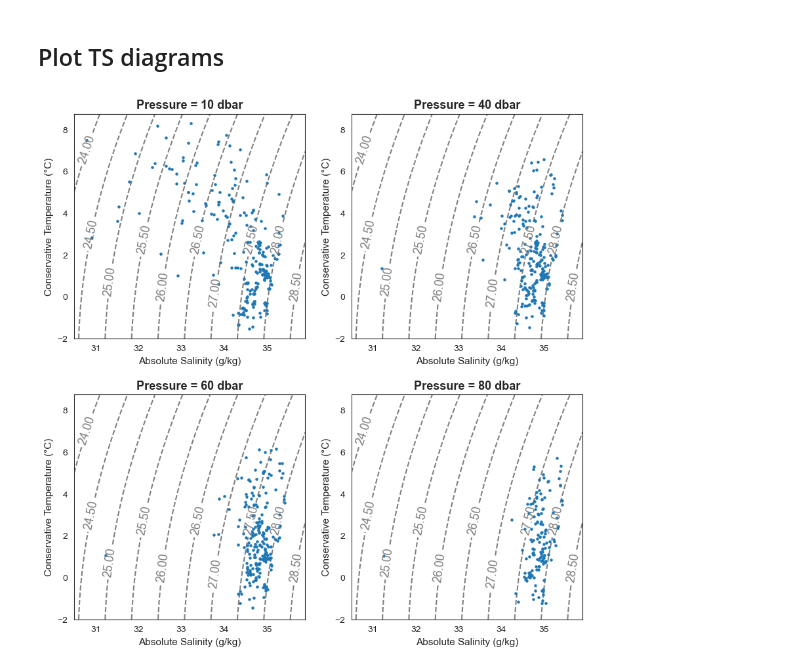
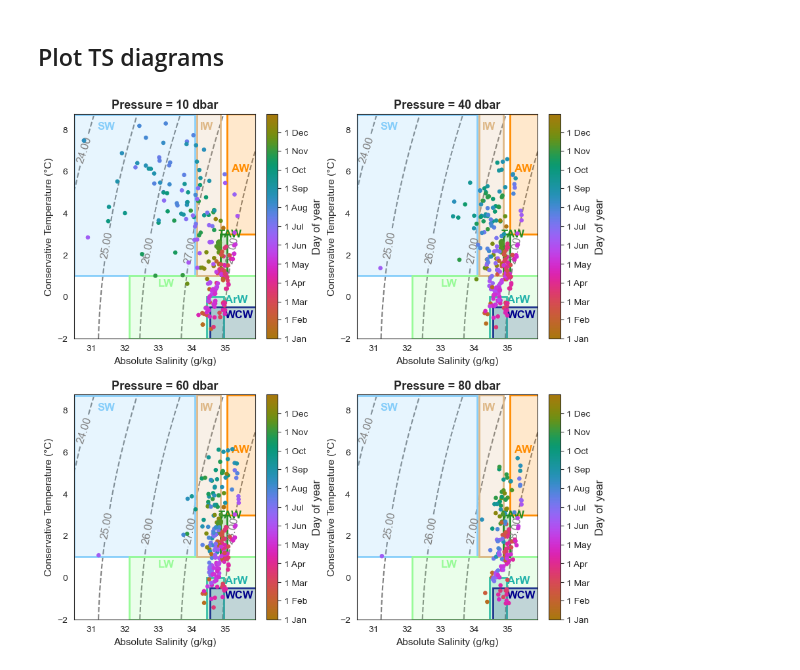
Before and after one commit to alpsjur/AGF-Adventfjorden, a Jupyter notebook: code/notebooks/timeseries_CTD_plotting.ipynb, the cells around one changed output. Drawn from its saved outputs; the diff is of its cells as text; code cells hidden in the pictures.

Commit message:
Timeseries TS plots

```diff
--- a/code/notebooks/timeseries_CTD_plotting.ipynb
+++ b/code/notebooks/timeseries_CTD_plotting.ipynb
@@ -93,7 +86,7 @@ Mean longitude: 15.53 E
 import seaborn as sns
 sns.set_style('white')
 # %%
-def TSdiagram(ax,Svals,Tvals,levels): #,month):
+def TSdiagram(ax,Svals,Tvals,levels):
     """
     Make a TS diagram background: sigma0 contours as function of SA and CT
     """
@@ -101,7 +94,7 @@ def TSdiagram(ax,Svals,Tvals,levels): #,month):
     sigma = gsw.sigma0(Sg,Tg)
 
     CS = ax.contour(Sg, Tg, sigma, linestyles='dashed', colors='grey', zorder=1, levels=levels)
-    plt.clabel(CS, fontsize=13, inline=1, fmt='%0.2f')
+    plt.clabel(CS, fontsize=12, inline=1, fmt='%0.2f')
 # %%
 def get_SA_CT(pval):
     """
@@ -109,33 +102,67 @@ def get_SA_CT(pval):
     """
     SA_pval = df.loc[df['Pressure']==pval]['SA']
     CT_pval = df.loc[df['Pressure']==pval]['CT']
-    return SA_pval, CT_pval
+    day_pval = df.loc[df['Pressure']==pval]['Dayofyear']
+    return SA_pval, CT_pval, day_pval
+# %%
+months_dayofyear = np.zeros(12)
+for i in range(12):
+    months_dayofyear[i] = datetime(2020,i+1,1).timetuple().tm_yday
+
+months_names = ['1 Jan','1 Feb','1 Mar','1 Apr','1 May','1 Jun','1 Jul','1 Aug','1 Sep','1 Oct','1 Nov','1 Dec']
+
+Svals = np.arange(30.5,36,0.1)
+Tvals = np.arange(-2,9,0.25)
+levels = np.arange(24,36,1)
 # %%
-Svals = np.arange(30.5,36,0.1)
-Tvals = np.arange(-2,9,0.25)
-levels = np.arange(24,36,0.5)
-
 def plot_TS(ax,pval):
     TSdiagram(ax,Svals,Tvals,levels)
-    ax.scatter(get_SA_CT(pval)[0],get_SA_CT(pval)[1],
-              s=5)
+    S = ax.scatter(get_SA_CT(pval)[0],get_SA_CT(pval)[1],
+                   s=14,cmap='cmo.phase',c=get_SA_CT(pval)[2],zorder=10,vmin=1,vmax=366)
+    cbar = plt.colorbar(S,ax=ax,ticks=months_dayofyear)
+    cbar.ax.set_yticklabels(months_names)
+    cbar.ax.set_ylabel('Day of year',fontsize=12)
     ax.set_title('Pressure = %.f dbar'%pval,fontsize=13,fontweight='bold')
     ax.set_xlabel('Absolute Salinity (g/kg)',fontsize=11)
     ax.set_ylabel('Conservative Temperature ('+'\u00B0'+'C)',fontsize=11)
+    ax.set_xlim(Svals[0],Svals[-1])
+    ax.set_ylim(Tvals[0],Tvals[-1])
+    lw=2
+    alpha=0.2
+    ax.add_patch(Rectangle((35.07, 3),36-35.07,5.75,
+                           fc=colors.to_rgba('darkorange',alpha),edgecolor ='darkorange',linewidth = lw )) # AW
+    ax.add_patch(Rectangle((34.46, -2),34.97-34.46, 2,
+                           fc=colors.to_rgba('lightseagreen',alpha),edgecolor ='lightseagreen',linewidth=lw)) # ArW
+    ax.add_patch(Rectangle((34.56, -2),36-34.56, 1.5,
+                           fc=colors.to_rgba('darkblue',alpha),edgecolor ='darkblue',linewidth = lw )) #WCW
+    ax.add_patch(Rectangle((30.5, 1),34.1-30.5, 7.7,
+                           fc=colors.to_rgba('lightskyblue',alpha),edgecolor ='lightskyblue',linewidth = lw )) #SW
+    ax.add_patch(Rectangle((32.15, -2),36-32.15, 3,
+                           fc=colors.to_rgba('palegreen',alpha),edgecolor ='palegreen',linewidth = lw )) #LW
+    ax.add_patch(Rectangle((34.16, 1),34.87-34.16, 7.75,
+                           fc=colors.to_rgba('burlywood',alpha),edgecolor ='burlywood',linewidth = lw )) #IW
+    ax.add_patch(Rectangle((34.87, 1),35.07-34.87, 3-1,
+                           fc=colors.to_rgba('forestgreen',alpha),edgecolor ='forestgreen',linewidth = lw )) # TAW
+    fs=12
+    ax.text(35.2,6,'AW',color='darkorange',fontsize=fs,fontweight='bold')
+    ax.text(35,-0.3,'ArW',color='lightseagreen',fontsize=fs,fontweight='bold')
+    ax.text(34.8,2.85,'TAW',color='forestgreen',fontsize=fs,fontweight='bold')
+    ax.text(35,-1,'WCW',color='darkblue',fontsize=fs,fontweight='bold')
+    ax.text(31.2,8,'SW',color='lightskyblue',fontsize=fs,fontweight='bold')
+    ax.text(33,0.5,'LW',color='palegreen',fontsize=fs,fontweight='bold')
+    ax.text(34.25,8,'IW',color='burlywood',fontsize=fs,fontweight='bold')
 
 
 fig, ((ax1,ax2),(ax3,ax4)) = plt.subplots(2,2,figsize=(10,10))
 
 plot_TS(ax1,10)
 plot_TS(ax2,40)
 plot_TS(ax3,60)
 plot_TS(ax4,80)
 
-plt.subplots_adjust(hspace=0.25)
+
+plt.subplots_adjust(hspace=0.25,wspace=0.25)
+#plt.savefig('../../ocean_plots/timeseries_TSplots_depth.png',dpi=300,bbox_inches='tight')
 plt.show()
-
-# TODO:
-# - color the dots by time
-# - add water masses
 # %% [output]
-[figure, old version]
+[figure, new version]
```
Also changed, not shown: parts of 7 cells of this notebook, 5 other files.
